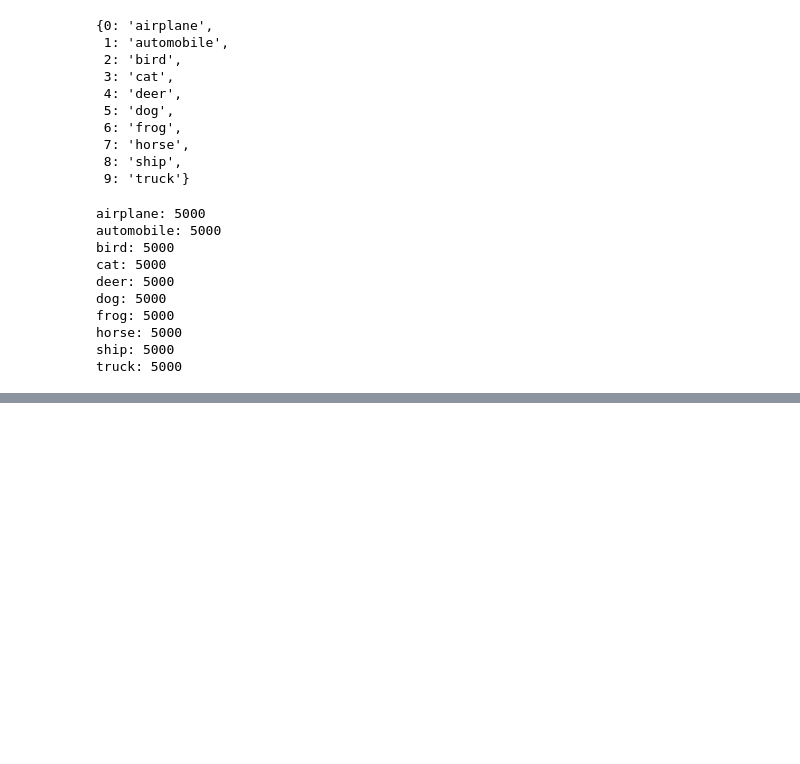
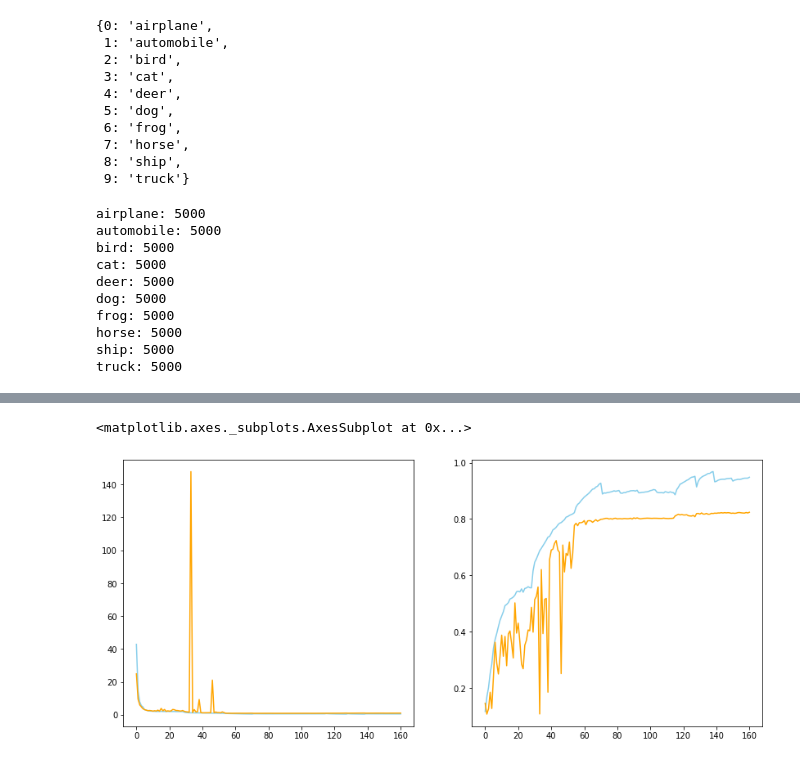
Before and after one commit to akash-agni/DeepLearning, a Jupyter notebook: CIFAR_10_Image_Classifier.ipynb, the cells around one changed output, grey strips where cells are left out. Saved outputs shown, nothing was run; the diff lists cells and outputs as text; code cells hidden in the pictures; blank space fills up the shorter version.

```diff
--- a/CIFAR_10_Image_Classifier.ipynb
+++ b/CIFAR_10_Image_Classifier.ipynb
@@ -236,16 +239,6 @@ def exponential_decay(lr0, s):
         return lr0 * 0.1**(epoch / s)
     return exponential_decay_fn
 
-exponential_decay_fn = exponential_decay(lr0=0.1, s=10)
-lr_scheduler = tf.keras.callbacks.LearningRateScheduler(exponential_decay_fn)
+#exponential_decay_fn = exponential_decay(lr0=0.01, s=10)
+#lr_scheduler = tf.keras.callbacks.LearningRateScheduler(lambda x: 0.01)
+val_loss, loss, accuracy, val_accuracy = list(), list(), list(), list()
-# %%
-"""
-base_model = tf.keras.applications.ResNet152(include_top=False, input_shape=train_X.shape[1:], weights=None)
-avg = tf.keras.layers.GlobalAveragePooling2D()(base_model.output)
-outputs = tf.keras.layers.Dense(10, activation='softmax')(avg)
-model = tf.keras.Model(base_model.inputs, outputs)
-model.compile(optimizer='adam',
-              loss='categorical_crossentropy',
-              metrics=['accuracy'])
-model.summary()
-"""
@@ -254,3 +244,0 @@ model.summary()
-# %%
-history = model.fit(x=train_X, y=train_y, batch_size=32, epochs=100, validation_data=(val_X, val_y),
-                    callbacks=[erly_stop, model_monit])
@@ -279,0 +245,8 @@ model.evaluate(test_X, test_y)
+# %%
+lr_scheduler = tf.keras.callbacks.LearningRateScheduler(lambda x: 0.00001)
+history = model.fit(x=train_X, y=train_y, batch_size=256, epochs=50, validation_split=0.15,
+                    callbacks=[lr_scheduler, erly_stop, model_monit])
+val_loss = val_loss + history.history['val_loss']
+val_accuracy = val_accuracy + history.history['val_accuracy']
+loss = loss +  history.history['loss']
+accuracy = accuracy + history.history['accuracy']
@@ -280,3 +271,15 @@ model.evaluate(test_X, test_y)
+# %%
+fig, ax = plt.subplots(ncols=2, figsize=(14,6))
+x = list(range(len(val_loss)))
+
+sns.lineplot(x=x, y=loss, ax=ax[0], color='skyblue')
+sns.lineplot(x=x, y=val_loss, ax=ax[0], color='orange')
+
+sns.lineplot(x=x, y=accuracy, ax=ax[1], color='skyblue')
+sns.lineplot(x=x, y=val_accuracy, ax=ax[1], color='orange')
+# %% [output]
+<matplotlib.axes._subplots.AxesSubplot at 0x...>
+[figure, added]
 # %%
 def top_5_error_rate(predict_proba, y_true):
   result = 0
```
Also changed, not shown: parts of 20 cells of this notebook.
